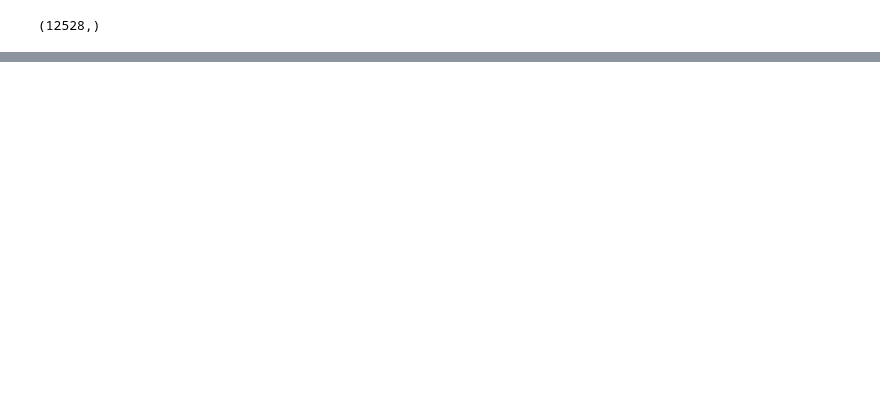
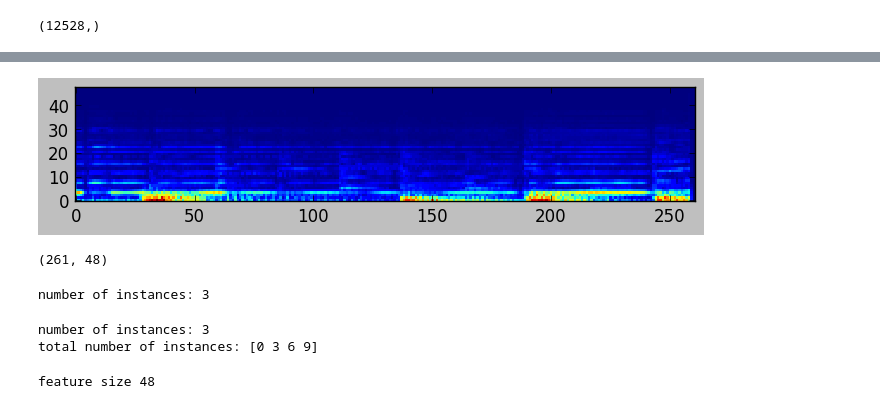
Before and after one commit to nkundiushuti/pydata2017bcn, a Jupyter notebook: DataPreprocessing.ipynb, the cells around one changed output, grey strips where cells are left out. Cells and saved outputs as stored; diff of their text form; code cells hidden in the pictures; blank space fills up the shorter version.

```diff
--- a/DataPreprocessing.ipynb
+++ b/DataPreprocessing.ipynb
@@ -78,12 +80,12 @@ plt.show()
 # %%
-feature_dir = os.path.join(path_to_irmas,'features')
-if not os.path.exists(feature_dir):
-    os.makedirs(feature_dir)
+feature_dir_train = os.path.join(path_to_irmas,'features','Training')
+if not os.path.exists(feature_dir_train):
+    os.makedirs(feature_dir_train)
 
 #save the features to file
-melspec.tofile(os.path.join(feature_dir,audio_file.replace('.wav','.data')))
+melspec.tofile(os.path.join(feature_dir_train,audio_file.replace('.wav','.data')))
 #load the features from file
-melspecin = np.fromfile(os.path.join(feature_dir,audio_file.replace('.wav','.data')))
+melspecin = np.fromfile(os.path.join(feature_dir_train,audio_file.replace('.wav','.data')))
 print melspecin.shape
 #we need to save the shape
 melspecin = melspecin.reshape(melspec.shape)
@@ -99,0 +94,13 @@ AttributeError: 'list' object has no attribute 'endswith'
+# %%
+from transform import transformMEL
+tr = transformMEL(bins=48, frameSize=1024, hopSize=512)
+
+d=os.path.join(path_to_irmas,'Training')
+instruments = sorted(filter(lambda x: os.path.isdir(os.path.join(d, x)), os.listdir(d)))
+
+for count,inst in enumerate(instruments):
+    for f in os.listdir(os.path.join(d,inst)):
+        if os.path.isfile(os.path.join(d,inst, f)) and f.endswith('.wav'):
+            audio, sampleRate, bitrate = util.readAudioScipy(os.path.join(d,inst,f))
+            tr.compute_transform(audio.sum(axis=1),out_path=os.path.join(feature_dir_train,f.replace('.wav','.data')),suffix='_mel_',sampleRate=sampleRate)
+            util.saveTensor(np.array([count]),out_path=os.path.join(feature_dir_train,f.replace('.wav','.data')),suffix='_label_')
@@ -99,0 +120,51 @@ AttributeError: 'list' object has no attribute 'endswith'
+# %%
+#let's load the first file
+melspec = util.loadTensor(out_path=os.path.join(feature_dir_train,file_list[0]))
+plt.imshow(np.log10(1+100*melspec.T),interpolation='none', origin='lower')
+plt.show()
+print melspec.shape
+# %% [output]
+[figure, added]
+(261, 48)
+# %%
+#parameters to generate blocks of data from spectrograms
+time_context=100 #time context modeled by the network
+overlap = 25 #overlap to generate more blocks
+
+noinstances = int(np.floor(melspec.shape[0]/float(time_context-overlap)))
+print "number of instances: "+str(noinstances)
+# %% [output]
+number of instances: 3
+# %%
+def getNumInstances(infile,time_context=100,overlap=25):
+    """
+    For a single .data file computes the number of examples of size \"time_context\" that can be created
+    """
+    shape = util.get_shape(os.path.join(infile.replace('.data','.shape')))
+    length_file = shape[0]
+    return np.maximum(1,int(np.floor(length_file/float(time_context-overlap))))
+
+noinstances=getNumInstances(infile=os.path.join(feature_dir_train,file_list[0]),time_context=time_context,overlap=overlap)
+print "number of instances: "+str(noinstances)
+
+total_noinstances = np.cumsum(np.array([0]+[ getNumInstances(os.path.join(feature_dir_train,infile),time_context=100,overlap=25) for infile in file_list], dtype=int))
+print "total number of instances: "+str(total_noinstances)
+# %% [output]
+number of instances: 3
+total number of instances: [0 3 6 9]
+# %%
+def getFeatureSize(infile):
+    """
+    For a single .data file return the number of feature, e.g. number of spectrogram bins
+    """
+    shape = util.get_shape(os.path.join(infile.replace('.data','.shape')))
+    return shape[1]
+
+
+floatX = np.float32 #array type for compatibility with the GPU
+feature_size = getFeatureSize(infile=os.path.join(feature_dir_train,file_list[0]))
+print "feature size "+str(feature_size)
+#features=np.zeros((total_noinstances[-1],time_context,feature_size),dtype=floatX)
+#labels=np.zeros((total_noinstances[-1],time_context,feature_size),dtype=floatX)
+# %% [output]
+feature size 48
```
Also changed, not shown: parts of 11 cells of this notebook, 3 other files.
